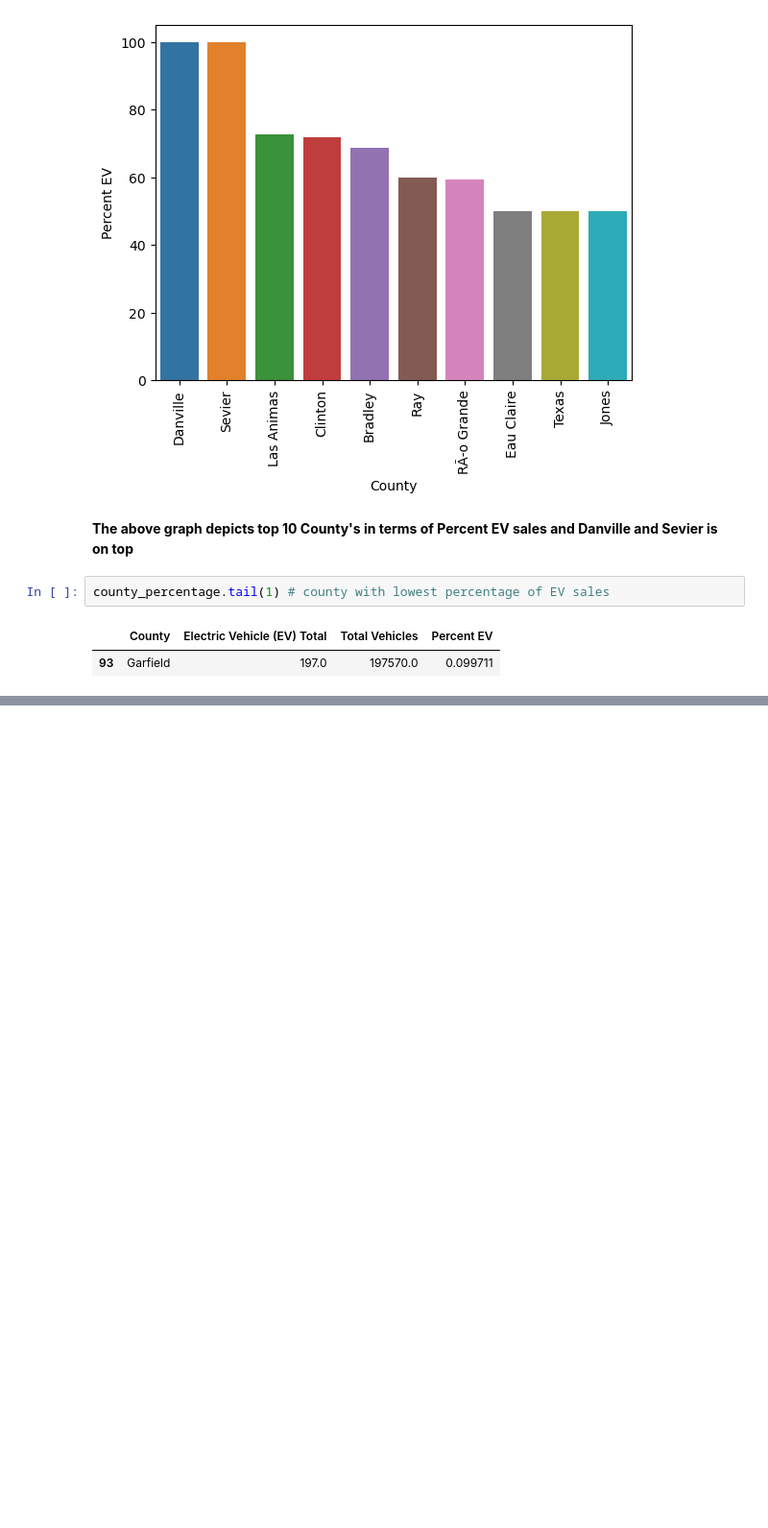
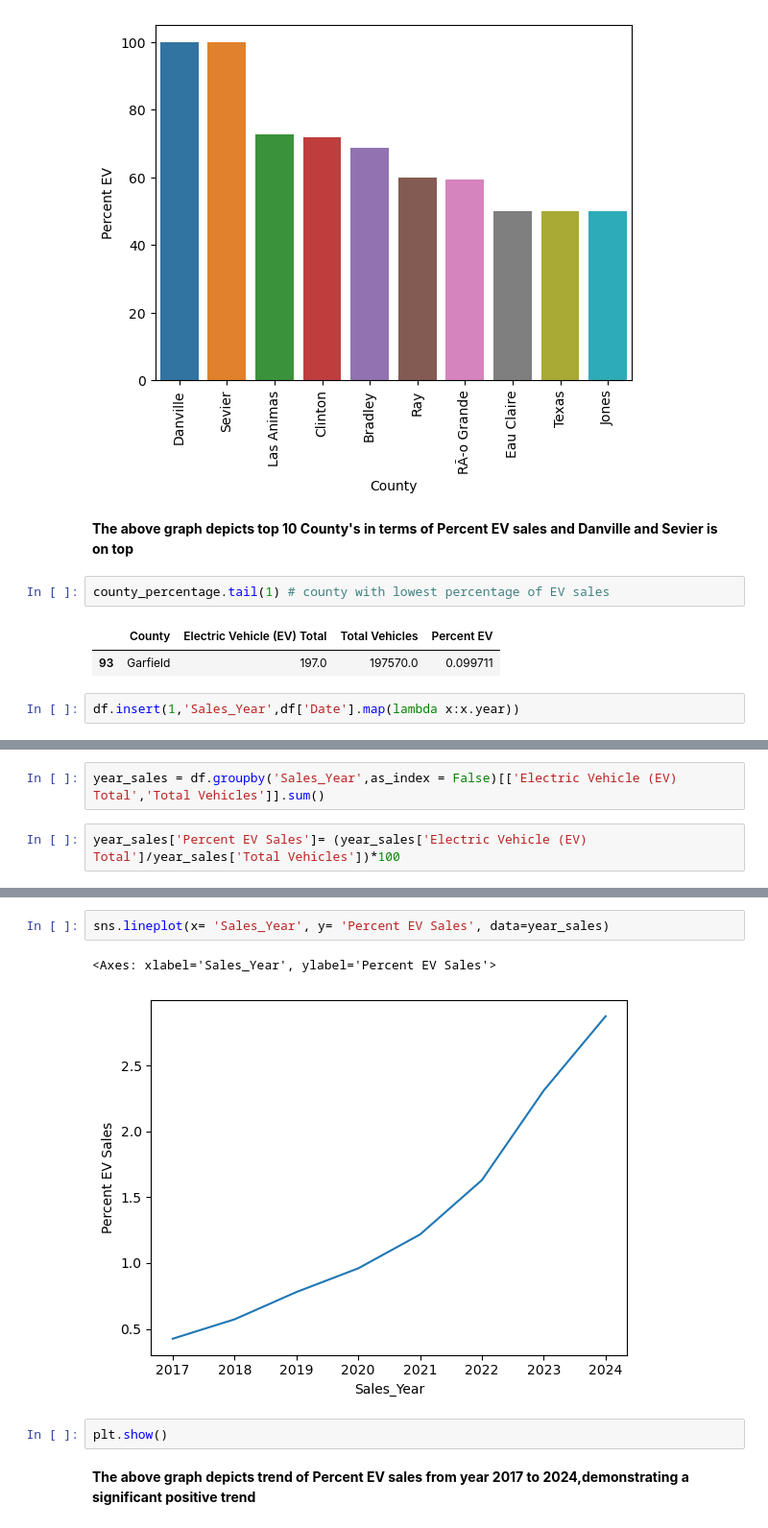
Before and after one commit to Clatt79928/electric-vehicle_datascience, a Jupyter notebook: jupyter_notebook/electric_vehicles.ipynb, the cells around one changed output, grey strips where cells are left out. Shown: that part at 96% size. Cells and saved outputs as stored; diff of their text form; blank space fills up the shorter version.

Commit message:
display lineplot

```diff
--- a/jupyter_notebook/electric_vehicles.ipynb
+++ b/jupyter_notebook/electric_vehicles.ipynb
@@ -224,3 +224,5 @@ county_percentage.tail(1) # county with lowest percentage of EV sales
 # %% [output]
 |  | County | Electric Vehicle (EV) Total | Total Vehicles | Percent EV |
 | 93 | Garfield | 197.0 | 197570.0 | 0.099711 |
+# %%
+df.insert(1,'Sales_Year',df['Date'].map(lambda x:x.year))
@@ -226,0 +238,4 @@ county_percentage.tail(1) # county with lowest percentage of EV sales
+# %%
+year_sales = df.groupby('Sales_Year',as_index = False)[['Electric Vehicle (EV) Total','Total Vehicles']].sum()
+# %%
+year_sales['Percent EV Sales']= (year_sales['Electric Vehicle (EV) Total']/year_sales['Total Vehicles'])*100
@@ -226,0 +254,9 @@ county_percentage.tail(1) # county with lowest percentage of EV sales
+# %%
+sns.lineplot(x= 'Sales_Year', y= 'Percent EV Sales', data=year_sales)
+# %% [output]
+<Axes: xlabel='Sales_Year', ylabel='Percent EV Sales'>
+[figure, added]
+# %%
+plt.show()
+# %% [markdown]
+**The above graph depicts trend of Percent EV sales from year 2017 to 2024,demonstrating a significant positive trend**
```
Also changed, not shown: parts of 3 cells of this notebook.
